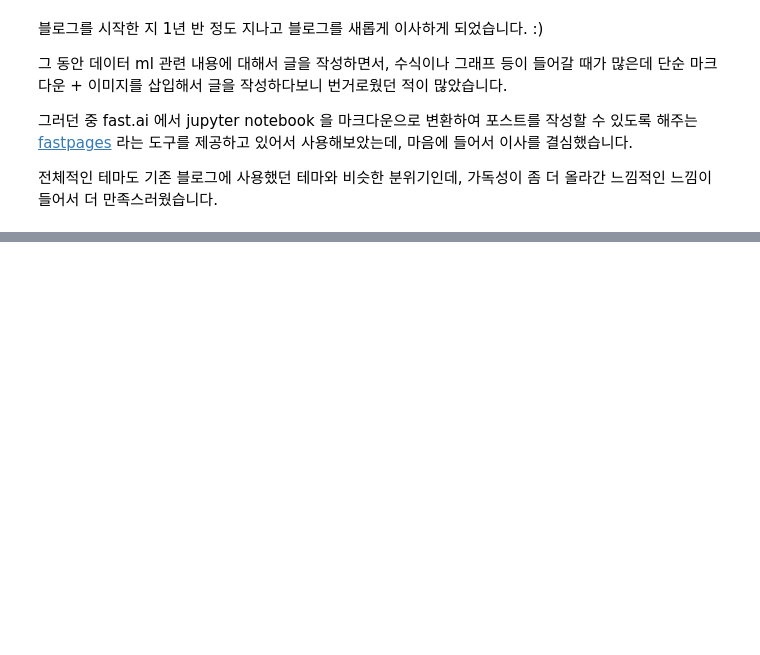
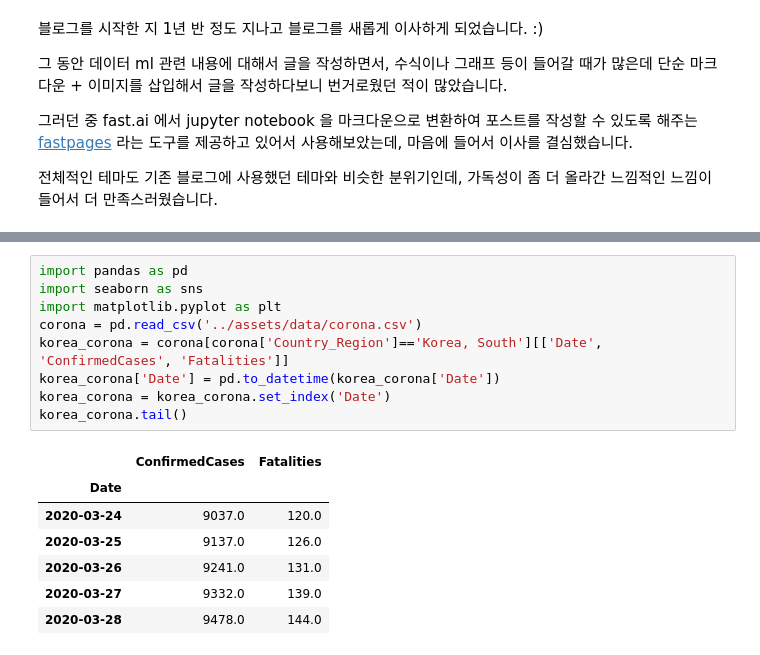
Before and after one commit to inahjeon/devlog, a Jupyter notebook: _notebooks/2020-03-29-devlog.ipynb, the cells around one changed output, grey strips where cells are left out. Drawn from its saved outputs; the diff is of its cells as text; blank space fills up the shorter version.

```diff
--- a/_notebooks/2020-03-29-devlog.ipynb
+++ b/_notebooks/2020-03-29-devlog.ipynb
@@ -97,0 +94,17 @@ $$ \sum_{i=1}^\infty f(x) $$
+# %%
+import pandas as pd
+import seaborn as sns
+import matplotlib.pyplot as plt
+corona = pd.read_csv('../assets/data/corona.csv')
+korea_corona = corona[corona['Country_Region']=='Korea, South'][['Date', 'ConfirmedCases', 'Fatalities']]
+korea_corona['Date'] = pd.to_datetime(korea_corona['Date'])
+korea_corona = korea_corona.set_index('Date')
+korea_corona.tail()
+# %% [output]
+|  | ConfirmedCases | Fatalities |
+| Date |  |  |
+| 2020-03-24 | 9037.0 | 120.0 |
+| 2020-03-25 | 9137.0 | 126.0 |
+| 2020-03-26 | 9241.0 | 131.0 |
+| 2020-03-27 | 9332.0 | 139.0 |
+| 2020-03-28 | 9478.0 | 144.0 |
```
Also changed, not shown: parts of 7 cells of this notebook, 5 other files.
